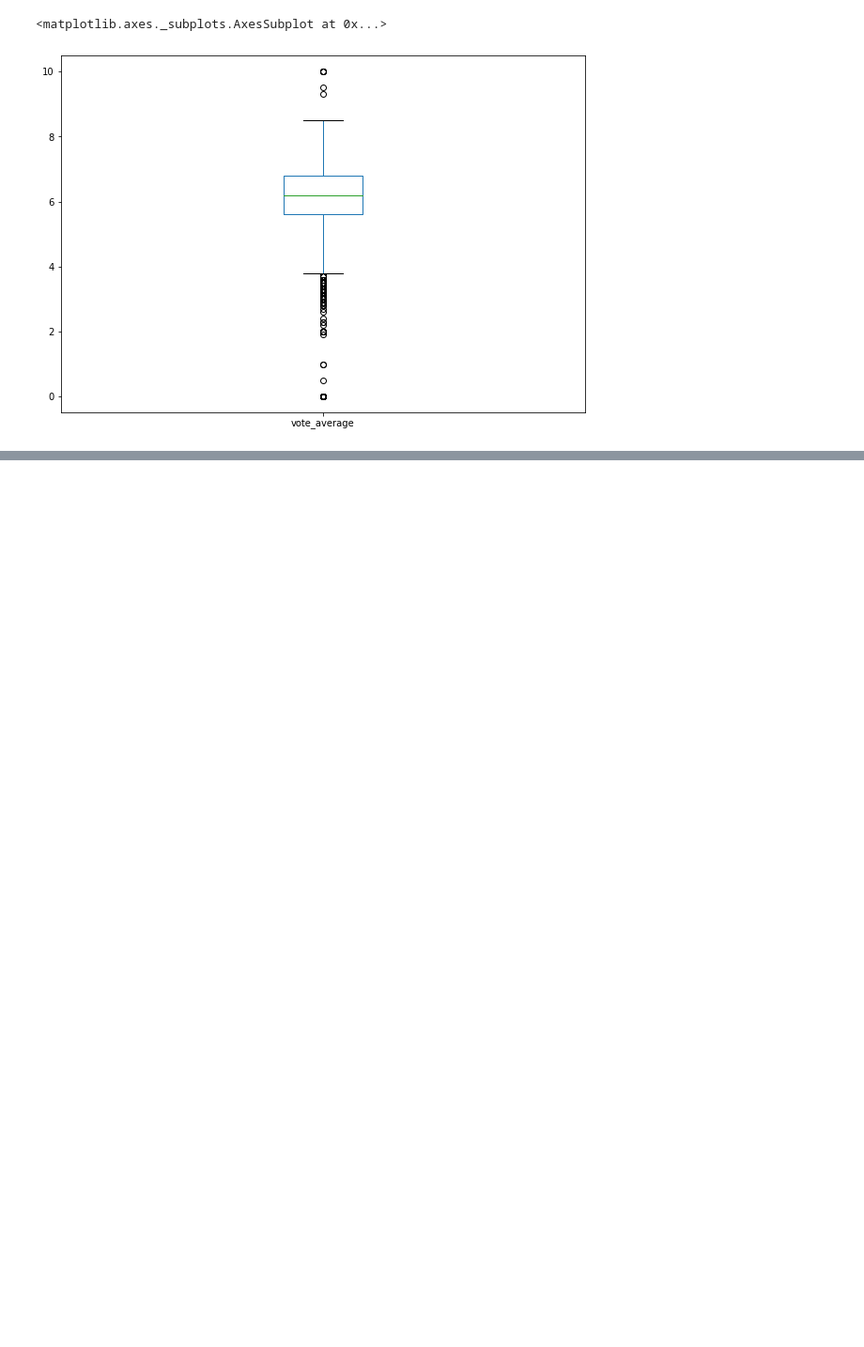
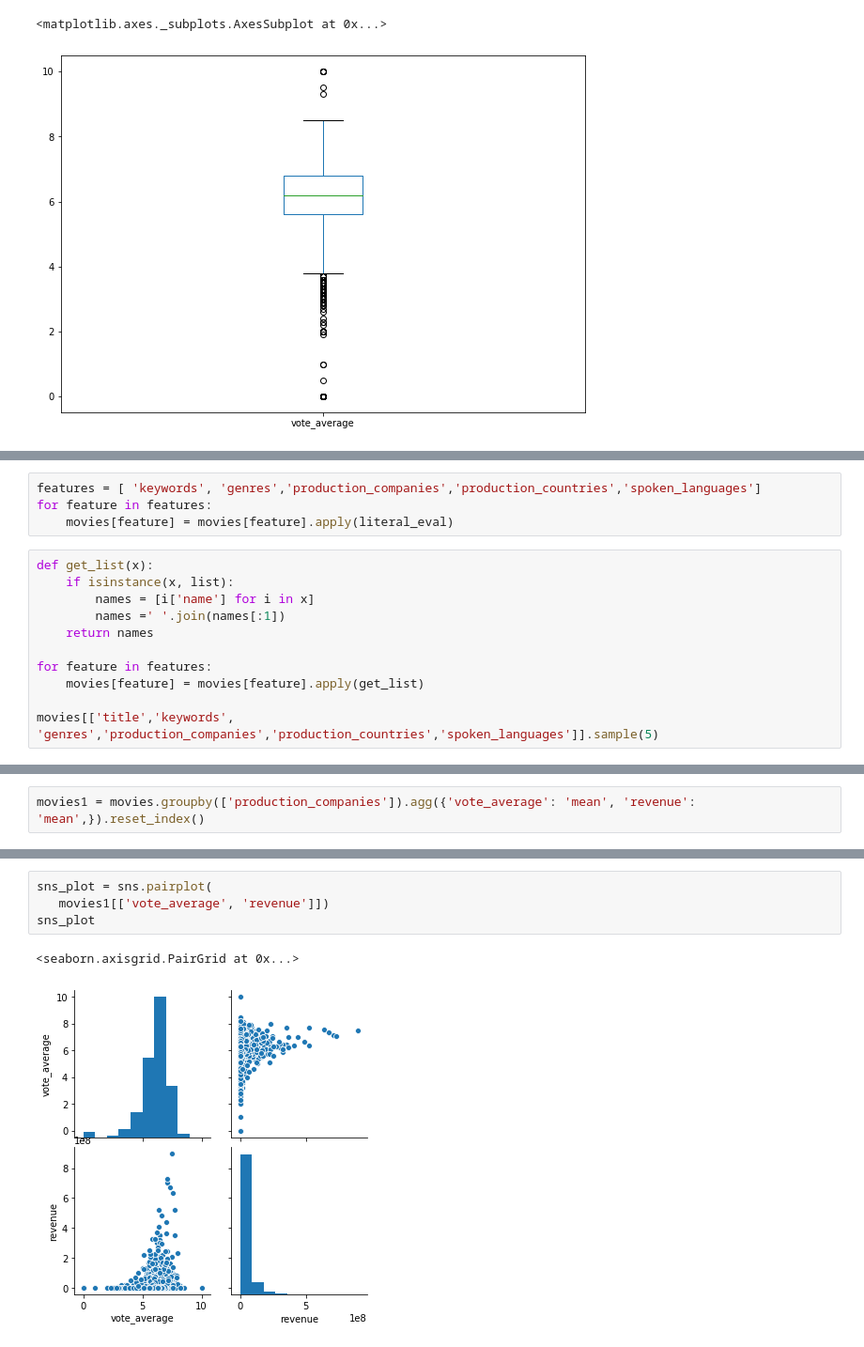
Before and after one commit to zhologali/hw15, a Jupyter notebook: hw15.ipynb, the cells around one changed output, grey strips where cells are left out. Shown: that part at 94% size. Saved outputs shown, nothing was run; the diff lists cells and outputs as text; blank space fills up the shorter version.

```diff
--- a/hw15.ipynb
+++ b/hw15.ipynb
@@ -116,0 +123,15 @@ df_movies['vote_average'].plot(kind='box')
+# %%
+features = [ 'keywords', 'genres','production_companies','production_countries','spoken_languages']
+for feature in features:
+    movies[feature] = movies[feature].apply(literal_eval)
+# %%
+def get_list(x):
+    if isinstance(x, list):
+        names = [i['name'] for i in x]
+        names =' '.join(names[:1])
+    return names
+
+for feature in features:
+    movies[feature] = movies[feature].apply(get_list)
+
+movies[['title','keywords', 'genres','production_companies','production_countries','spoken_languages']].sample(5)
@@ -116,0 +179,2 @@ df_movies['vote_average'].plot(kind='box')
+# %%
+movies1 = movies.groupby(['production_companies']).agg({'vote_average': 'mean', 'revenue': 'mean',}).reset_index()
@@ -116,0 +200,7 @@ df_movies['vote_average'].plot(kind='box')
+# %%
+sns_plot = sns.pairplot(
+   movies1[['vote_average', 'revenue']])
+sns_plot
+# %% [output]
+<seaborn.axisgrid.PairGrid at 0x...>
+[figure, added]
```
Also changed, not shown: parts of 13 cells of this notebook.
